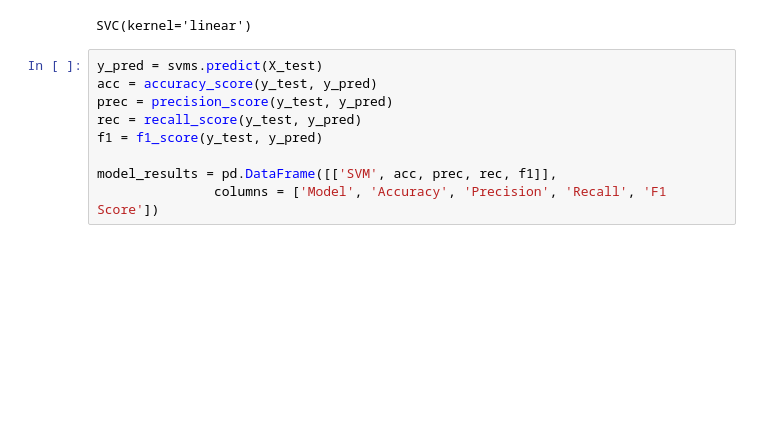
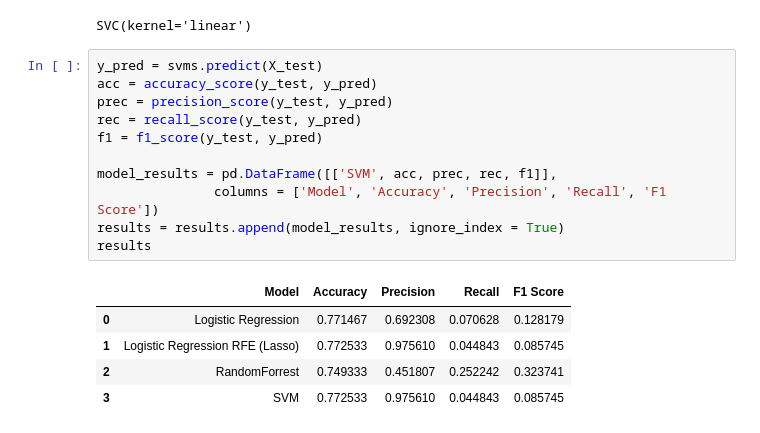
Before and after one commit to Avanish023/Machine-learning-data--science, a Jupyter notebook: lbinaryclassification.ipynb, the cells around one changed output. Drawn from its saved outputs; the diff is of its cells as text; blank space fills up the shorter version.

```diff
--- a/lbinaryclassification.ipynb
+++ b/lbinaryclassification.ipynb
@@ -503,9 +507,17 @@ SVC(kernel='linear')
 # %%
 y_pred = svms.predict(X_test)
 acc = accuracy_score(y_test, y_pred)
 prec = precision_score(y_test, y_pred)
 rec = recall_score(y_test, y_pred)
 f1 = f1_score(y_test, y_pred)
 
 model_results = pd.DataFrame([['SVM', acc, prec, rec, f1]],
                columns = ['Model', 'Accuracy', 'Precision', 'Recall', 'F1 Score'])
+results = results.append(model_results, ignore_index = True)
+results
+# %% [output]
+|  | Model | Accuracy | Precision | Recall | F1 Score |
+| 0 | Logistic Regression | 0.771467 | 0.692308 | 0.070628 | 0.128179 |
+| 1 | Logistic Regression RFE (Lasso) | 0.772533 | 0.975610 | 0.044843 | 0.085745 |
+| 2 | RandomForrest | 0.749333 | 0.451807 | 0.252242 | 0.323741 |
+| 3 | SVM | 0.772533 | 0.975610 | 0.044843 | 0.085745 |
```
Also changed, not shown: parts of 14 cells of this notebook.
